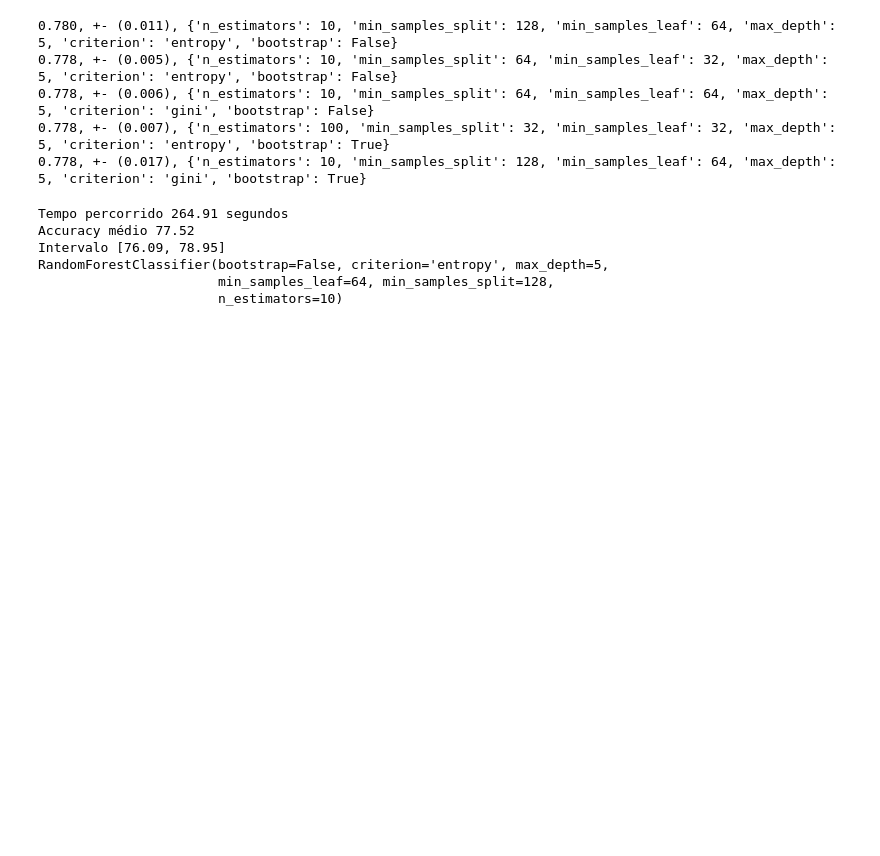
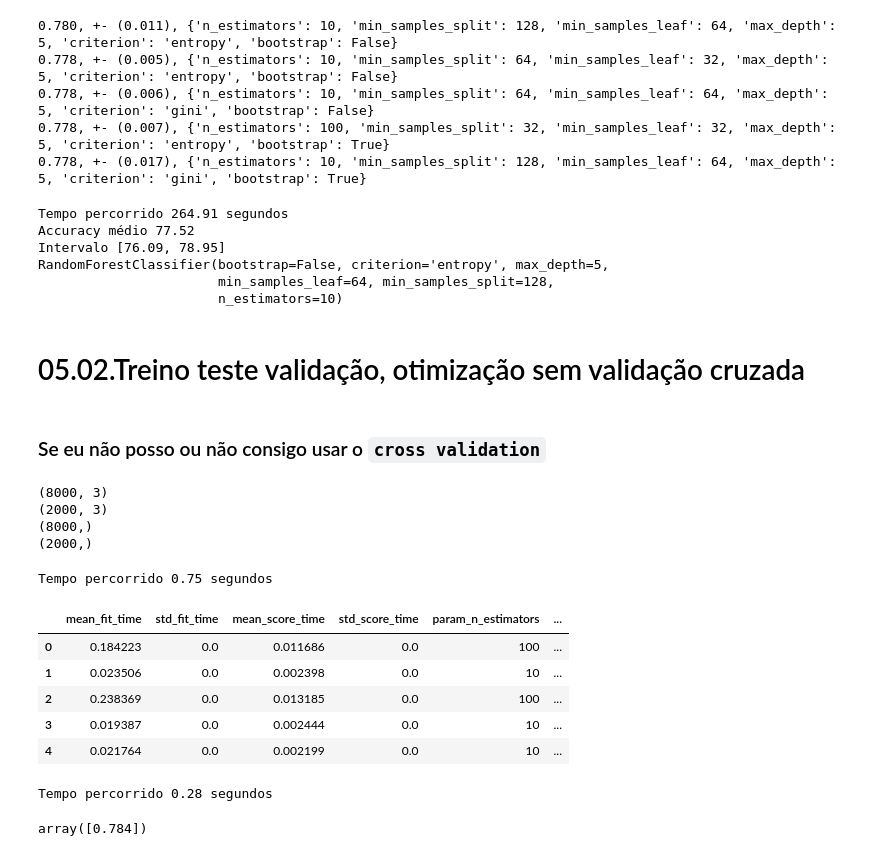
Before and after one commit to C3P0gan/Tutorials, a Jupyter notebook: Alura/Formacao_Machine_Learning/Machine_Learning_parte2/Introdução_a_Machine_Learning_Otimização_parte_2.ipynb, the cells around one changed output. Cells and saved outputs as stored; diff of their text form; code cells hidden in the pictures; blank space fills up the shorter version.

Commit message:
[UPDATE] Machine Learning parte2: otimização com exploração aleatória (05.Otimização de hiperparâmetros sem validação cruzada (treino, teste e validação))

```diff
--- a/Alura/Formacao_Machine_Learning/Machine_Learning_parte2/Introdução_a_Machine_Learning_Otimização_parte_2.ipynb
+++ b/Alura/Formacao_Machine_Learning/Machine_Learning_parte2/Introdução_a_Machine_Learning_Otimização_parte_2.ipynb
@@ -965,3 +965,76 @@ Intervalo [76.09, 78.95]
 RandomForestClassifier(bootstrap=False, criterion='entropy', max_depth=5,
                        min_samples_leaf=64, min_samples_split=128,
                        n_estimators=10)
+# %% [markdown]
+# 05.02.Treino teste validação, otimização sem validação cruzada
+# %% [markdown]
+### Se eu não posso ou não consigo usar o `cross validation`
+# %%
+# 0.6 treino
+# 0.2 teste
+# 0.2 validação
+
+from sklearn.model_selection import train_test_split
+
+SEED = 301
+np.random.seed(SEED)
+
+x_treino_teste, x_validacao, y_treino_teste, y_validacao = train_test_split(x_azar, y_azar, test_size=0.2, shuffle=True, stratify=y_azar)
+print(x_treino_teste.shape)
+print(x_validacao.shape)
+print(y_treino_teste.shape)
+print(y_validacao.shape)
+# %% [output]
+(8000, 3)
+(2000, 3)
+(8000,)
+(2000,)
+# %%
+from sklearn.model_selection import StratifiedShuffleSplit
+
+SEED=301
+np.random.seed(SEED)
+
+espaco_de_parametros = {
+    "n_estimators": [10, 100],
+    "max_depth" : [3, 5],
+    "min_samples_split" : [32, 64, 128],
+    "min_samples_leaf" : [32, 64, 128],
+    "bootstrap": [True, False],
+    "criterion" : ["gini", "entropy"]
+}
+
+split = StratifiedShuffleSplit(n_splits=1, test_size=0.25)
+
+t1 = time.time()
+busca = RandomizedSearchCV(RandomForestClassifier(),
+                           espaco_de_parametros,
+                           n_iter=5,
+                           cv=split)
+busca.fit(x_treino_teste, y_treino_teste)
+t2 = time.time()
+print('Tempo percorrido %.2f segundos' % (t2 - t1))
+
+resultados = pd.DataFrame(busca.cv_results_)
+resultados.head()
+# %% [output]
+Tempo percorrido 0.75 segundos
+|  | mean_fit_time | std_fit_time | mean_score_time | std_score_time | param_n_estimators | ... |
+| 0 | 0.184223 | 0.0 | 0.011686 | 0.0 | 100 | ... |
+| 1 | 0.023506 | 0.0 | 0.002398 | 0.0 | 10 | ... |
+| 2 | 0.238369 | 0.0 | 0.013185 | 0.0 | 100 | ... |
+| 3 | 0.019387 | 0.0 | 0.002444 | 0.0 | 10 | ... |
+| 4 | 0.021764 | 0.0 | 0.002199 | 0.0 | 10 | ... |
+# %%
+t1 = time.time()
+scores = cross_val_score(busca, x_validacao, y_validacao, cv=split)
+t2 = time.time()
+print('Tempo percorrido %.2f segundos' % (t2 - t1))
+
+scores
+# imprime_score(scores)
+# melhor = busca.best_estimator_
+# print(melhor)
+# %% [output]
+Tempo percorrido 0.28 segundos
+array([0.784])
```
